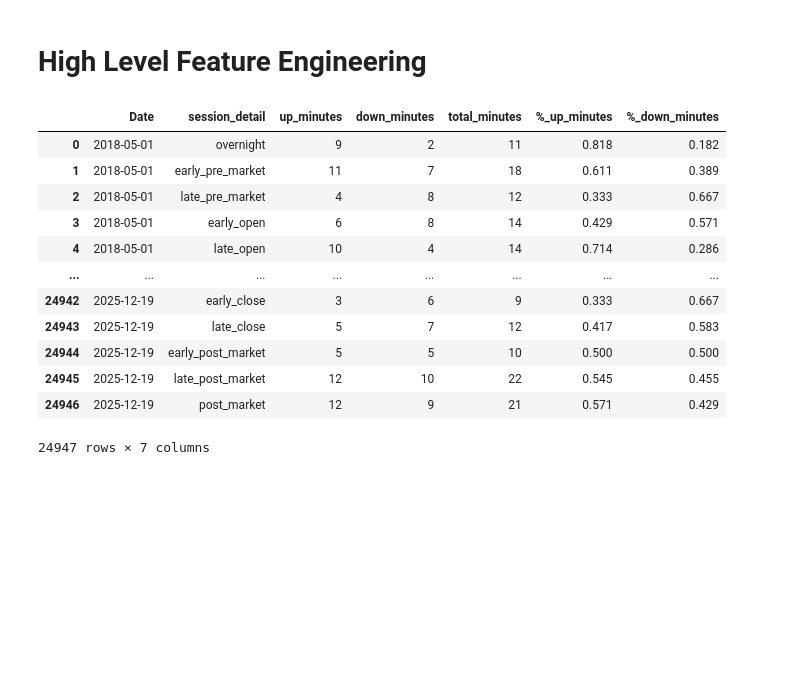
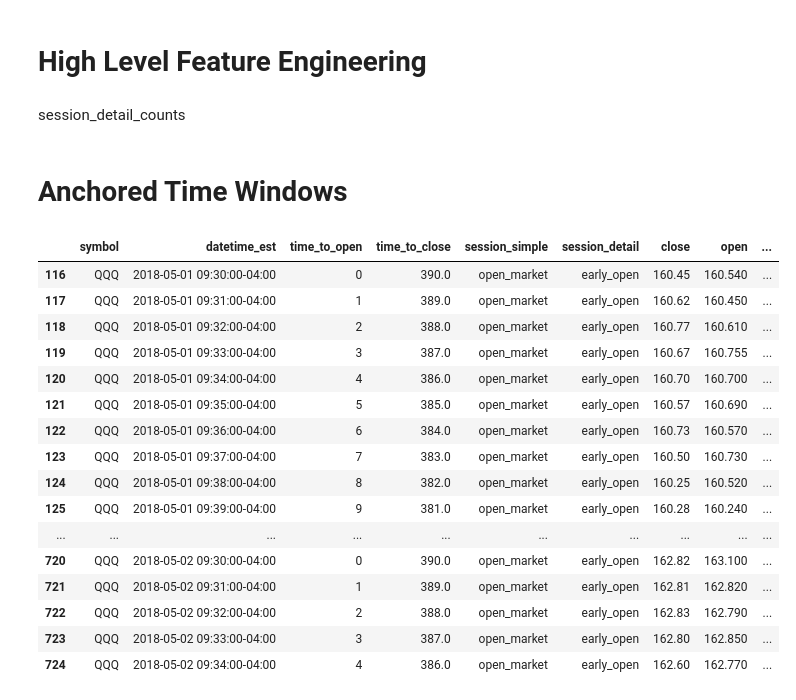
Before and after one commit to bchase17/Fracturion, a Jupyter notebook: Intraday_Model_Pipeline/pipeline_brett.ipynb, the cells around one changed output. Cells and saved outputs as stored; diff of their text form; code cells hidden in the pictures; blank space fills up the shorter version.

```diff
--- a/Intraday_Model_Pipeline/pipeline_brett.ipynb
+++ b/Intraday_Model_Pipeline/pipeline_brett.ipynb
@@ -82,8 +82,8 @@ def add_intraday_labels(df: pd.DataFrame, dt_col: str = "datetime_est") -> pd.Da
     #close_min = 16 * 60 - 1   # 960
 
     # Minutes since open (can be negative pre-market, positive post-open)
-    out["rel_to_open"] = out["_tod_minutes"] - open_min
-    out["rel_to_close"] = (open_min + out["session_duration"]) - out["_tod_minutes"]
+    out["time_to_open"] = out["_tod_minutes"] - open_min
+    out["time_to_close"] = (open_min + out["session_duration"]) - out["_tod_minutes"]
 
     # Column 1: simple session label
     out["session_simple"] = np.select(
@@ -145,5 +145,7 @@ def add_intraday_labels(df: pd.DataFrame, dt_col: str = "datetime_est") -> pd.Da
 #Shortest minutes_since_open = -330 largest is 629. 0 = 930am, 389 = 4:00pm
 df_intraday_labels = add_intraday_labels(df_main)
 df_intraday_labels['Date'] = pd.to_datetime(df_intraday_labels['datetime_est']).dt.strftime('%Y-%m-%d')
-df_labeled_final = df_intraday_labels[['symbol', 'datetime_est', 'rel_to_open', 'rel_to_close', 'session_simple',
-                    'session_detail', 'close', 'open', 'high', 'low', 'Date', 'session_duration']].copy()
+df_labeled_final = df_intraday_labels[['symbol', 'datetime_est', 'time_to_open', 'time_to_close', 'session_simple',
+                    'session_detail', 'close', 'open', 'high', 'low', 'Date', 'session_duration', 'volume']].copy()
+
+df_labeled_final
@@ -204,16 +220,26 @@ session_detail_count = percent_direction_counts(df_features, column_to_count, co
-# %%
-session_detail_count
-# %% [output]
-|  | Date | session_detail | up_minutes | down_minutes | total_minutes | %_up_minutes | %_down_minutes |
-| 0 | 2018-05-01 | overnight | 9 | 2 | 11 | 0.818 | 0.182 |
-| 1 | 2018-05-01 | early_pre_market | 11 | 7 | 18 | 0.611 | 0.389 |
-| 2 | 2018-05-01 | late_pre_market | 4 | 8 | 12 | 0.333 | 0.667 |
-| 3 | 2018-05-01 | early_open | 6 | 8 | 14 | 0.429 | 0.571 |
-| 4 | 2018-05-01 | late_open | 10 | 4 | 14 | 0.714 | 0.286 |
-| ... | ... | ... | ... | ... | ... | ... | ... |
-| 24942 | 2025-12-19 | early_close | 3 | 6 | 9 | 0.333 | 0.667 |
-| 24943 | 2025-12-19 | late_close | 5 | 7 | 12 | 0.417 | 0.583 |
-| 24944 | 2025-12-19 | early_post_market | 5 | 5 | 10 | 0.500 | 0.500 |
-| 24945 | 2025-12-19 | late_post_market | 12 | 10 | 22 | 0.545 | 0.455 |
-| 24946 | 2025-12-19 | post_market | 12 | 9 | 21 | 0.571 | 0.429 |
-24947 rows × 7 columns
+# %% [markdown]
+session_detail_counts
+# %% [markdown]
+# Anchored Time Windows
+# %%
+anchored_tw_df = df_labeled_final.copy()
+# %%
+anchored_tw_df = anchored_tw_df[anchored_tw_df['session_detail'] == 'early_open']
+# %% [output]
+|  | symbol | datetime_est | time_to_open | time_to_close | session_simple | session_detail | close | open | ... |
+| 116 | QQQ | 2018-05-01 09:30:00-04:00 | 0 | 390.0 | open_market | early_open | 160.45 | 160.540 | ... |
+| 117 | QQQ | 2018-05-01 09:31:00-04:00 | 1 | 389.0 | open_market | early_open | 160.62 | 160.450 | ... |
+| 118 | QQQ | 2018-05-01 09:32:00-04:00 | 2 | 388.0 | open_market | early_open | 160.77 | 160.610 | ... |
+| 119 | QQQ | 2018-05-01 09:33:00-04:00 | 3 | 387.0 | open_market | early_open | 160.67 | 160.755 | ... |
+| 120 | QQQ | 2018-05-01 09:34:00-04:00 | 4 | 386.0 | open_market | early_open | 160.70 | 160.700 | ... |
+| 121 | QQQ | 2018-05-01 09:35:00-04:00 | 5 | 385.0 | open_market | early_open | 160.57 | 160.690 | ... |
+| 122 | QQQ | 2018-05-01 09:36:00-04:00 | 6 | 384.0 | open_market | early_open | 160.73 | 160.570 | ... |
+| 123 | QQQ | 2018-05-01 09:37:00-04:00 | 7 | 383.0 | open_market | early_open | 160.50 | 160.730 | ... |
+| 124 | QQQ | 2018-05-01 09:38:00-04:00 | 8 | 382.0 | open_market | early_open | 160.25 | 160.520 | ... |
+| 125 | QQQ | 2018-05-01 09:39:00-04:00 | 9 | 381.0 | open_market | early_open | 160.28 | 160.240 | ... |
+| ... | ... | ... | ... | ... | ... | ... | ... | ... | ... |
+| 720 | QQQ | 2018-05-02 09:30:00-04:00 | 0 | 390.0 | open_market | early_open | 162.82 | 163.100 | ... |
+| 721 | QQQ | 2018-05-02 09:31:00-04:00 | 1 | 389.0 | open_market | early_open | 162.81 | 162.820 | ... |
+| 722 | QQQ | 2018-05-02 09:32:00-04:00 | 2 | 388.0 | open_market | early_open | 162.83 | 162.790 | ... |
+| 723 | QQQ | 2018-05-02 09:33:00-04:00 | 3 | 387.0 | open_market | early_open | 162.80 | 162.850 | ... |
+| 724 | QQQ | 2018-05-02 09:34:00-04:00 | 4 | 386.0 | open_market | early_open | 162.60 | 162.770 | ... |
```
Also changed, not shown: parts of 4 cells of this notebook, 2 other files.
